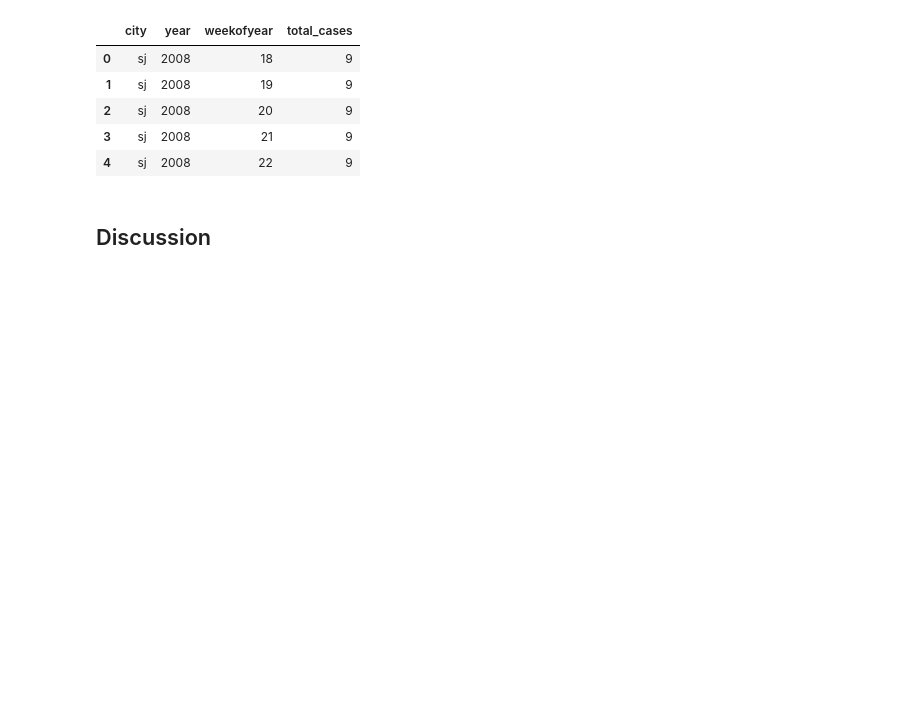
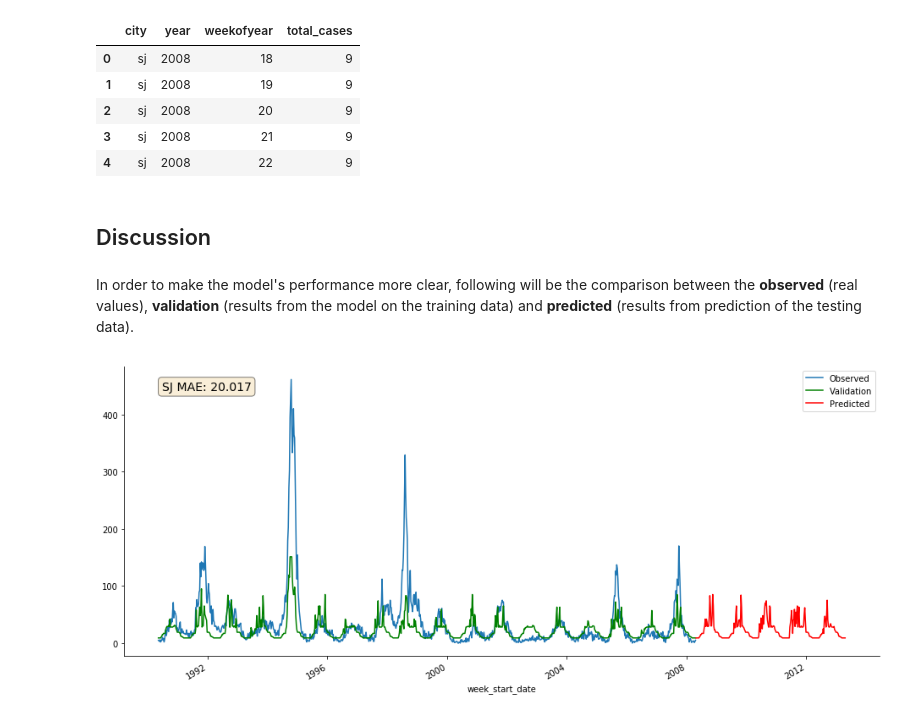
Before and after one commit to bfroz/Projects, a Jupyter notebook: DengAI - Predicting Disease Spread/DengAI - Predicting Disease Spread.ipynb, the cells around one changed output. Cells and saved outputs as stored; diff of their text form; code cells hidden in the pictures; blank space fills up the shorter version.

```diff
--- a/DengAI - Predicting Disease Spread/DengAI - Predicting Disease Spread.ipynb
+++ b/DengAI - Predicting Disease Spread/DengAI - Predicting Disease Spread.ipynb
@@ -826,3 +823,32 @@ df_submission.head()
 df_submission.to_csv('data/submission.csv', index=False)
 # %% [markdown]
 ## Discussion <a name="discussion"></a>
+# %% [markdown]
+In order to make the model's performance more clear, following will be the comparison between the **observed** (real values), **validation** (results from the model on the training data) and **predicted** (results from prediction of the testing data).
+# %%
+#Validation line
+validate_sj = correct_prediction(optm_sj_xg_reg.predict(X_train_sj))
+sj_validation = df_train_sj_inter[['total_cases']].copy()
+sj_validation['total_cases'] = validate_sj
+
+validate_iq = correct_prediction(optm_iq_xg_reg.predict(X_train_iq))
+iq_validation = df_train_iq_inter[['total_cases']].copy()
+iq_validation['total_cases'] = validate_iq
+# %%
+#Calculating the MAE using the validation
+sj_mae = mean_absolute_error(y_train_sj['total_cases'].values, validate_sj)
+iq_mae = mean_absolute_error(y_train_iq['total_cases'].values, validate_iq)
+# %%
+props = dict(boxstyle='round', facecolor='wheat', alpha=0.5)
+textstr = 'SJ MAE: ' + str(round(sj_mae, 3))
+ax = y_train_sj.plot(label='SJ - Observed', figsize=(16, 7))
+ax.text(0.05, 0.95, textstr, transform=ax.transAxes, fontsize=14,
+        verticalalignment='top', bbox=props)
+ax.spines['top'].set_visible(False)
+ax.spines['right'].set_visible(False)
+sj_validation[['total_cases']].plot(ax=ax, label='Validation', color='green')
+X_test_sj[['total_cases']].plot(ax=ax, label='Predicted', color='red')
+ax.legend(['Observed', 'Validation', 'Predicted'])
+plt.show()
+# %% [output]
+[figure, added]
```
Also changed, not shown: parts of 13 cells of this notebook, 1 other file.
